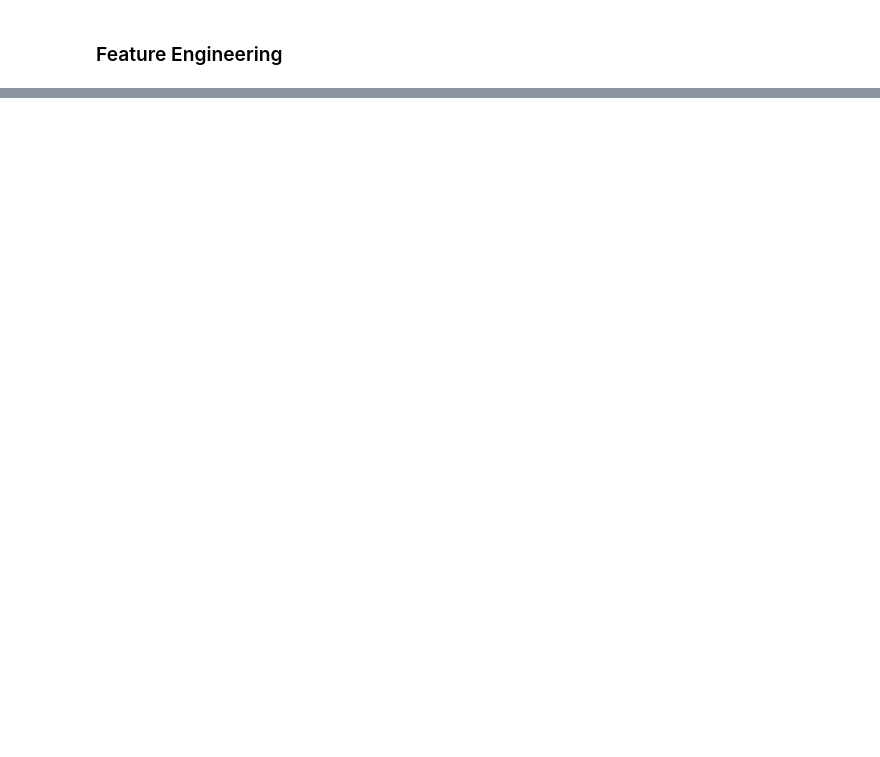
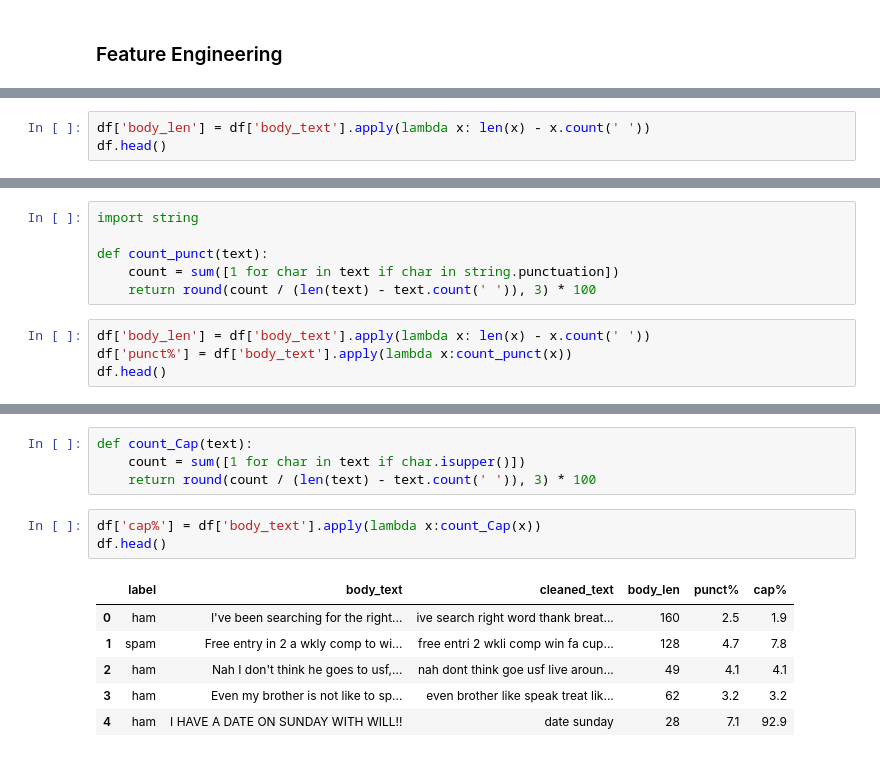
Before and after one commit to AhmedEhabH/SMS-SpamCollectionClassification, a Jupyter notebook: main.ipynb, the cells around one changed output, grey strips where cells are left out. Saved outputs shown, nothing was run; the diff lists cells and outputs as text; blank space fills up the shorter version.

```diff
--- a/main.ipynb
+++ b/main.ipynb
@@ -690,0 +693,3 @@ Sparse Matrix:
+# %%
+df['body_len'] = df['body_text'].apply(lambda x: len(x) - x.count(' '))
+df.head()
@@ -690,0 +703,10 @@ Sparse Matrix:
+# %%
+import string
+
+def count_punct(text):
+    count = sum([1 for char in text if char in string.punctuation])
+    return round(count / (len(text) - text.count(' ')), 3) * 100
+# %%
+df['body_len'] = df['body_text'].apply(lambda x: len(x) - x.count(' '))
+df['punct%'] = df['body_text'].apply(lambda x:count_punct(x))
+df.head()
@@ -690,0 +720,14 @@ Sparse Matrix:
+# %%
+def count_Cap(text):
+    count = sum([1 for char in text if char.isupper()])
+    return round(count / (len(text) - text.count(' ')), 3) * 100
+# %%
+df['cap%'] = df['body_text'].apply(lambda x:count_Cap(x))
+df.head()
+# %% [output]
+|  | label | body_text | cleaned_text | body_len | punct% | cap% |
+| 0 | ham | I've been searching for the right... | ive search right word thank breat... | 160 | 2.5 | 1.9 |
+| 1 | spam | Free entry in 2 a wkly comp to wi... | free entri 2 wkli comp win fa cup... | 128 | 4.7 | 7.8 |
+| 2 | ham | Nah I don't think he goes to usf,... | nah dont think goe usf live aroun... | 49 | 4.1 | 4.1 |
+| 3 | ham | Even my brother is not like to sp... | even brother like speak treat lik... | 62 | 3.2 | 3.2 |
+| 4 | ham | I HAVE A DATE ON SUNDAY WITH WILL!! | date sunday | 28 | 7.1 | 92.9 |
```
Also changed, not shown: parts of 16 cells of this notebook.
